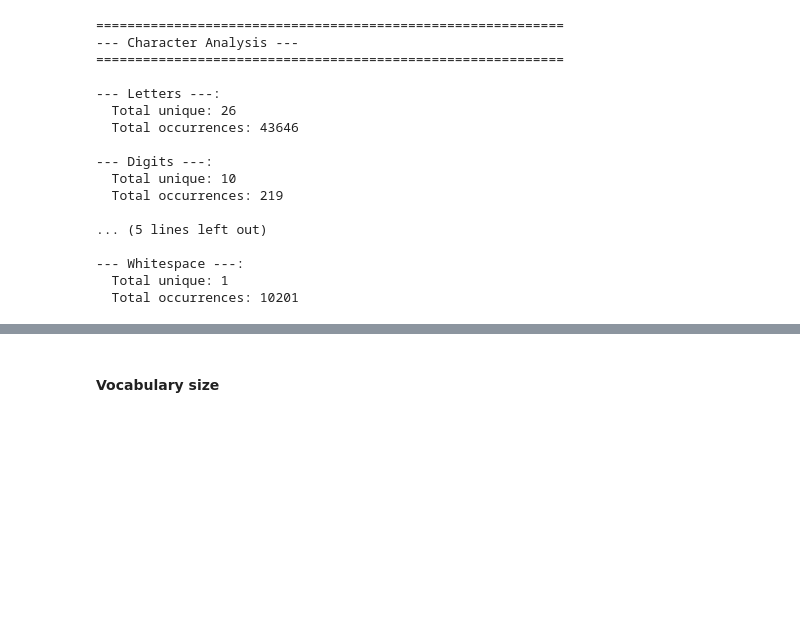
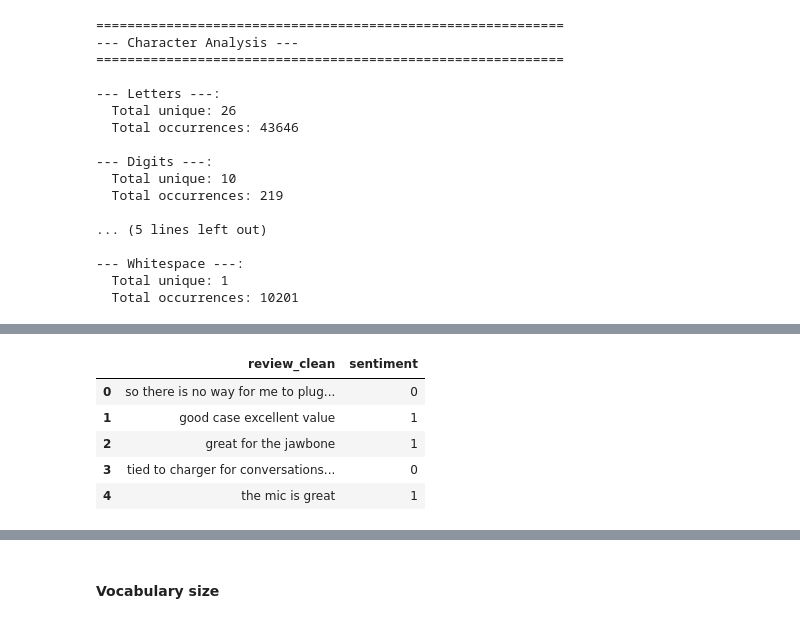
Before and after one commit to smmurdock/Neural-Network-Sentiment-Analysis, a Jupyter notebook: d604_task_2.ipynb, the cells around one changed output, grey strips where cells are left out. Cells and saved outputs as stored; diff of their text form; code cells hidden in the pictures; blank space fills up the shorter version.

```diff
--- a/d604_task_2.ipynb
+++ b/d604_task_2.ipynb
@@ -327,0 +357,14 @@ for category, chars in categorized_chars.items():
+# %%
+# Remove digits from the text
+df_clean.loc[:, 'review_clean'] = df_clean['review_lower'].str.replace(r'\d+', ' ', regex=True)
+
+# Remove extra whitespace (multiple spaces become one space, and trim leading/trailing spaces)
+df_clean.loc[:, 'review_clean'] = df_clean['review_clean'].str.split().str.join(' ')
+
+print("=" * 60)
+print("--- Before and After Cleaning Examples ---")
+print("=" * 60)
+print("\nOriginal vs Cleaned (first 5 reviews):")
+for i in range(5):
+    print(f"\n[{i}] Original ---: {df_clean['review'].iloc[i]}")
+    print(f"    Cleaned ---:  {df_clean['review_clean'].iloc[i]}")
@@ -327,0 +392,11 @@ for category, chars in categorized_chars.items():
+# %%
+# Place the cleaned reviews in a new DataFrame
+df = df_clean[['review_clean', 'sentiment']]
+df.head()
+# %% [output]
+|  | review_clean | sentiment |
+| 0 | so there is no way for me to plug... | 0 |
+| 1 | good case excellent value | 1 |
+| 2 | great for the jawbone | 1 |
+| 3 | tied to charger for conversations... | 0 |
+| 4 | the mic is great | 1 |
```
Also changed, not shown: parts of 7 cells of this notebook.
